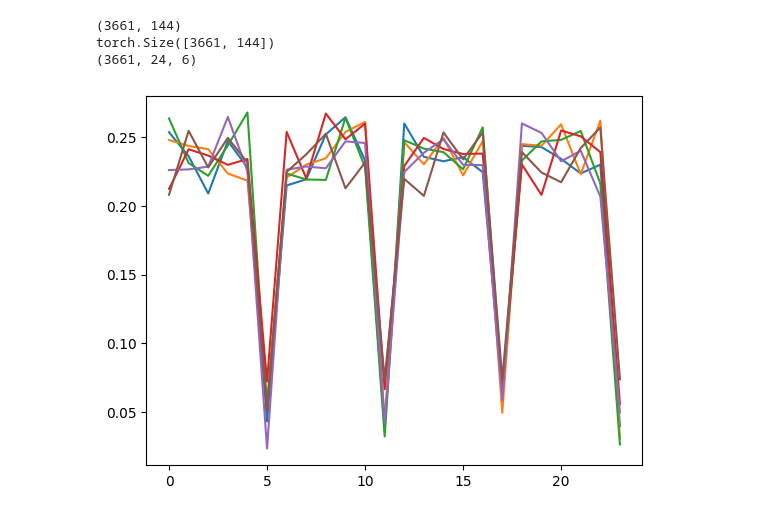
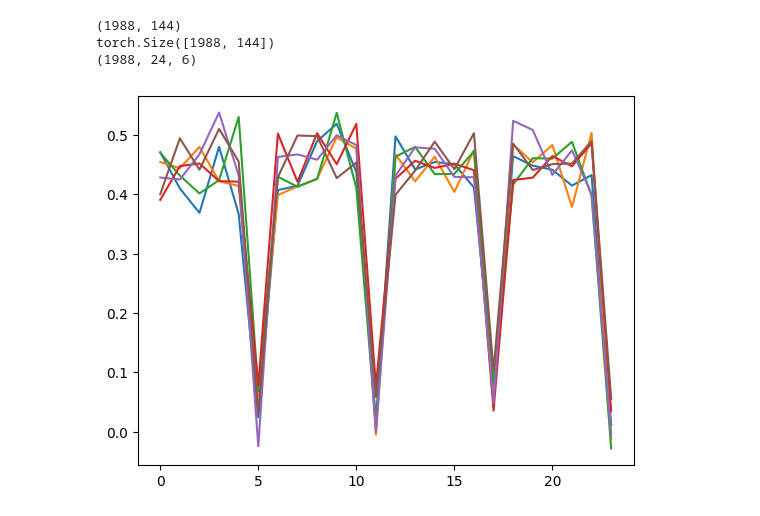
Before and after one commit to patricklau12/AlgoTrade, a Jupyter notebook: COSCI-GAN/Experiments/All_Fake_Analysis/generate_data_from_trainedPT.ipynb, the cells around one changed output. Saved outputs shown, nothing was run; the diff lists cells and outputs as text; code cells hidden in the pictures.

```diff
--- a/COSCI-GAN/Experiments/All_Fake_Analysis/generate_data_from_trainedPT.ipynb
+++ b/COSCI-GAN/Experiments/All_Fake_Analysis/generate_data_from_trainedPT.ipynb
@@ -68,39 +50,39 @@ for n_groups in range(1,7):
 # %%
-stock_data = pd.read_csv('../../Dataset/stock_data_24.csv')
+stock_data = pd.read_csv('../../Dataset/1035730_summary_10min_minMax_144.csv')
 print(stock_data.shape)
-stock_tensor = torch.tensor(stock_data.values, dtype=torch.float32) # Shape (3661, 144, 1)
+stock_tensor = torch.tensor(stock_data.values, dtype=torch.float32) # Shape (1988, 144, 1)
 print(stock_tensor.shape)
 original_data_values = stock_data.to_numpy().reshape(stock_data.shape[0], -1, 6)
 
 print(original_data_values.shape)
 # %% [output]
-(3661, 144)
-torch.Size([3661, 144])
-(3661, 24, 6)
+(1988, 144)
+torch.Size([1988, 144])
+(1988, 24, 6)
 # %%
-new_noise = torch.randn((3661, 144)).float()
+new_noise = torch.randn((1988, 144)).float()
 
 generated_samples_LSTM_without_CD_0 = {}
 
 
 for n_groups in range(1, 7):
     generated_samples_LSTM_without_CD_0[n_groups] = {}
 
 
     for i in range(n_groups):
         generated_samples_LSTM_without_CD_0[n_groups][i] = generator_LSTM_without_CD_0[n_groups][i](stock_tensor).detach().cpu().numpy()
 
 
 plt.figure()
 plt.plot(generated_samples_LSTM_without_CD_0[6][0][0, :], label='Signal 0')
 plt.plot(generated_samples_LSTM_without_CD_0[6][1][0, :], label='Signal 1')
 plt.plot(generated_samples_LSTM_without_CD_0[6][2][0, :], label='Signal 2')
 plt.plot(generated_samples_LSTM_without_CD_0[6][3][0, :], label='Signal 3')
 plt.plot(generated_samples_LSTM_without_CD_0[6][4][0, :], label='Signal 4')
 plt.plot(generated_samples_LSTM_without_CD_0[6][5][0, :], label='Signal 4')
 plt.show()
 # %% [output]
-[figure, old version]
+[figure, new version]
 # %%
 # create dataframe of generated samples
 generated_samples_LSTM_without_CD_0_df = {}
```
Also changed, not shown: parts of 1 cell of this notebook, 22 other files.
